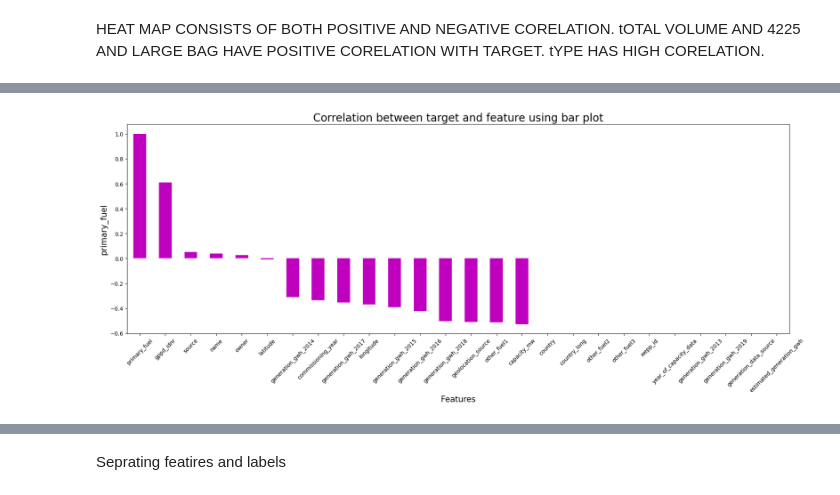
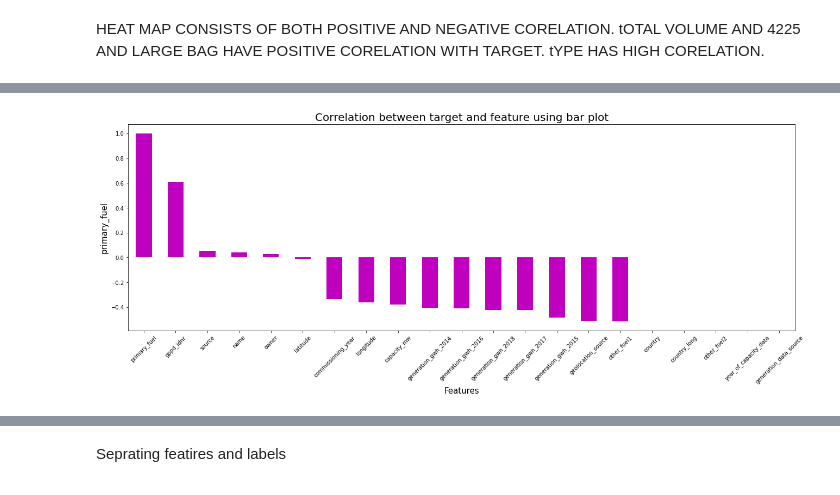
Before and after one commit to Manisha1980/project, a Jupyter notebook: GLOBAL POWER PLANT.ipynb, the cells around one changed output, grey strips where cells are left out. Cells and saved outputs as stored; diff of their text form; code cells hidden in the pictures.

```diff
--- a/GLOBAL POWER PLANT.ipynb
+++ b/GLOBAL POWER PLANT.ipynb
@@ -256,18 +319,0 @@ memory usage: 0.0+ bytes
-# %%
-import pandas as pd
-
-# Read the dataset into a DataFrame
-url = 'https://raw.githubusercontent.com/wri/global-power-plant-database/master/source_databases_csv/database_IND.csv'
-data = pd.read_csv(url)
-
-# Handle missing values
-data.dropna(subset=['primary_fuel', 'capacity_mw'], inplace=True)
-
-# Remove irrelevant columns if any
-data = data[['primary_fuel', 'capacity_mw']]
-
-# Convert data types if needed
-data['capacity_mw'] = data['capacity_mw'].astype(float)
-
-# Display the cleaned data
-print(data.head())
@@ -525 +651,5 @@ capacity_mw    3.123576
 dtype: float64
+# %%
+# Assuming you have a DataFrame named 'data' and you want to drop columns 'column1' and 'column2'
+
+data.drop(['other_fuel3', 'wepp_id',"wepp_id","generation_gwh_2013","generation_gwh_2019","estimated_generation_gwh"], axis=1, inplace=True)
@@ -526,6 +690,6 @@ dtype: float64
 # %%
 import numpy as np
-data['capacity_mw'] = np.cbrt(data['capacity_mw'])
+data['generation_gwh_2015'] = np.cbrt(data['generation_gwh_2015'])
 # %%
 data.skew()
 # %% [output]
@@ -543,8 +716,8 @@ Encoding Categorical Columns
 # %%
 from sklearn.preprocessing import OrdinalEncoder
 OE=OrdinalEncoder()
-for i in data1.columns:
-    if data1[i].dtypes=="object":
-        data1[i]=OE.fit_transform(data1[i].values.reshape(-1,1))
-data1
+for i in data.columns:
+    if data[i].dtypes=="object":
+        data[i]=OE.fit_transform(data[i].values.reshape(-1,1))
+data
 # %% [output]
@@ -617,10 +843,10 @@ Name: primary_fuel, dtype: float64
 # %%
 plt.figure(figsize=(22,7), facecolor="white")
-data1.corr()["primary_fuel"].sort_values(ascending=False).drop(["url"]).plot(kind="bar",color="m")
+data.corr()["primary_fuel"].sort_values(ascending=False).drop(["url"]).plot(kind="bar",color="m")
 plt.xlabel("Features", fontsize=15)  # Set a single x-label for all features
 plt.ylabel("primary_fuel", fontsize=15)
 plt.title("Correlation between target and feature using bar plot", fontsize=20)
 plt.xticks(rotation=45)  # Rotate x-labels if needed
 plt.show()
 # %% [output]
-[figure, old version]
+[figure, new version]
```
Also changed, not shown: parts of 96 cells of this notebook.
